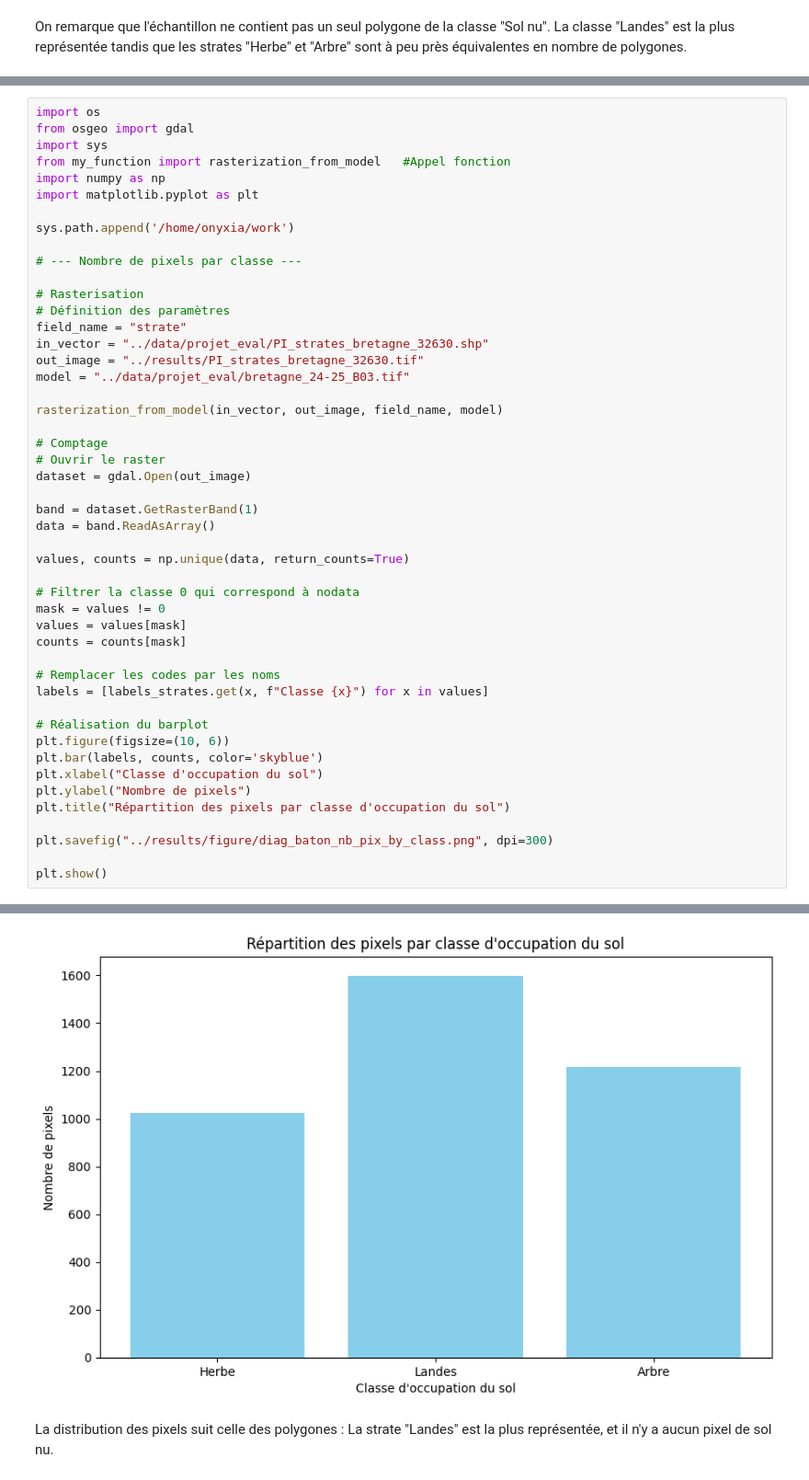
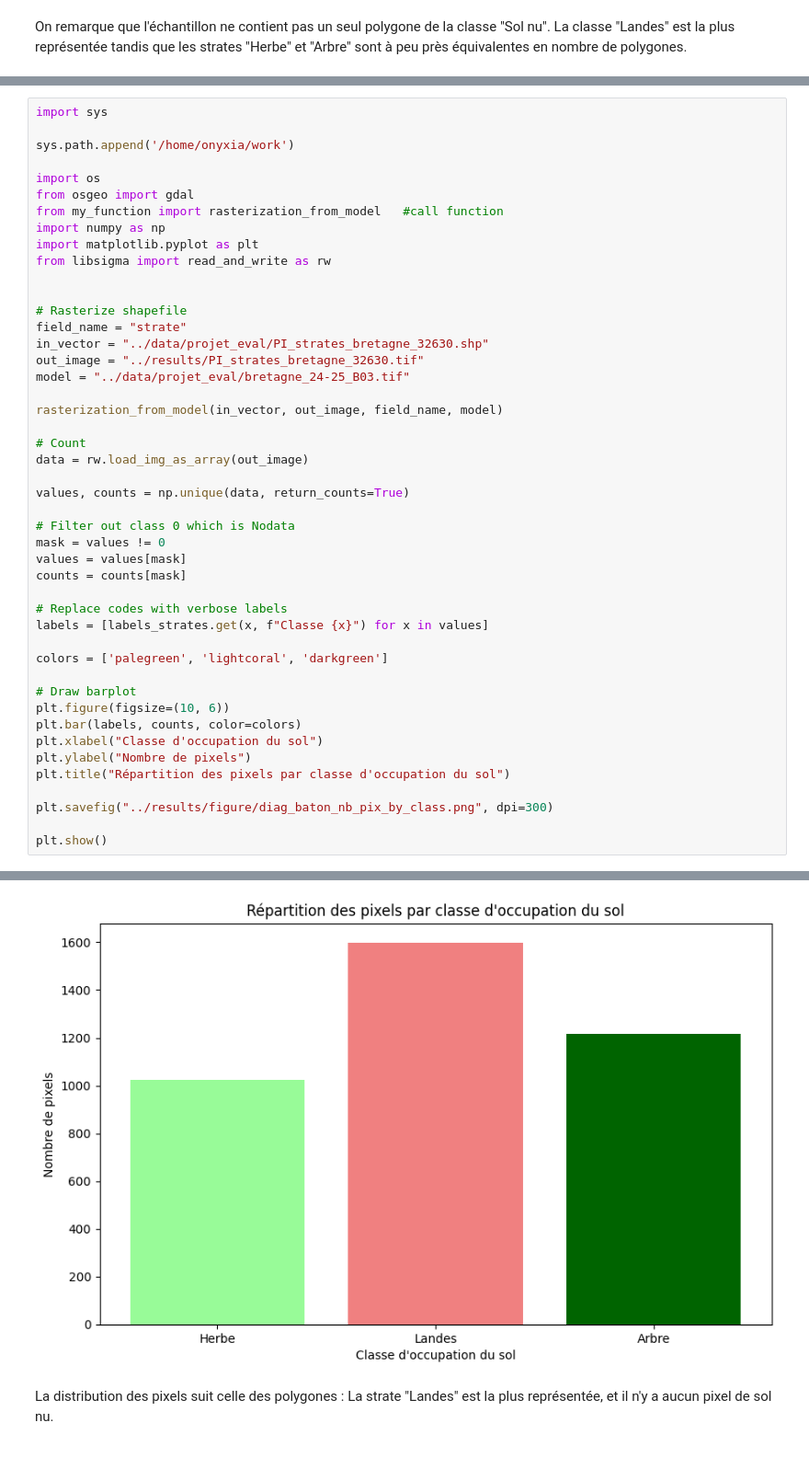
Before and after one commit to nicolas-requin/projet_landes, a Jupyter notebook: projet_telea_REQUIN_NICOLAS.ipynb, the cells around one changed output, grey strips where cells are left out. Shown at 92% size. Drawn from its saved outputs; the diff is of its cells as text.

```diff
--- a/projet_telea_REQUIN_NICOLAS.ipynb
+++ b/projet_telea_REQUIN_NICOLAS.ipynb
@@ -60,54 +64,52 @@ On remarque que l'échantillon ne contient pas un seul polygone de la classe "So
 # %%
-import os
-from osgeo import gdal
 import sys
-from my_function import rasterization_from_model   #Appel fonction
-import numpy as np
-import matplotlib.pyplot as plt
 
 sys.path.append('/home/onyxia/work')
 
-# --- Nombre de pixels par classe ---
+import os
+from osgeo import gdal
+from my_function import rasterization_from_model   #call function
+import numpy as np
+import matplotlib.pyplot as plt
+from libsigma import read_and_write as rw
 
-# Rasterisation
-# Définition des paramètres
+
+# Rasterize shapefile
 field_name = "strate"
 in_vector = "../data/projet_eval/PI_strates_bretagne_32630.shp"
 out_image = "../results/PI_strates_bretagne_32630.tif"
 model = "../data/projet_eval/bretagne_24-25_B03.tif"
 
 rasterization_from_model(in_vector, out_image, field_name, model)
 
-# Comptage
-# Ouvrir le raster
-dataset = gdal.Open(out_image)
-
-band = dataset.GetRasterBand(1)
-data = band.ReadAsArray()
+# Count
+data = rw.load_img_as_array(out_image)
 
 values, counts = np.unique(data, return_counts=True)
 
-# Filtrer la classe 0 qui correspond à nodata
+# Filter out class 0 which is Nodata
 mask = values != 0
 values = values[mask]
 counts = counts[mask]
 
-# Remplacer les codes par les noms
+# Replace codes with verbose labels
 labels = [labels_strates.get(x, f"Classe {x}") for x in values]
 
-# Réalisation du barplot
+colors = ['palegreen', 'lightcoral', 'darkgreen']
+
+# Draw barplot
 plt.figure(figsize=(10, 6))
-plt.bar(labels, counts, color='skyblue')
+plt.bar(labels, counts, color=colors)
 plt.xlabel("Classe d'occupation du sol")
 plt.ylabel("Nombre de pixels")
 plt.title("Répartition des pixels par classe d'occupation du sol")
 
 plt.savefig("../results/figure/diag_baton_nb_pix_by_class.png", dpi=300)
 
 plt.show()
 # %% [output]
 0...10...20...30...40...50...60...70...80...90...100 - done.
-[figure, old version]
+[figure, new version]
 # %% [markdown]
 La distribution des pixels suit celle des polygones : La strate "Landes" est la plus représentée, et il n'y a aucun pixel de sol nu.
 # %% [markdown]
```
Also changed, not shown: parts of 22 cells of this notebook, 6 other files.
